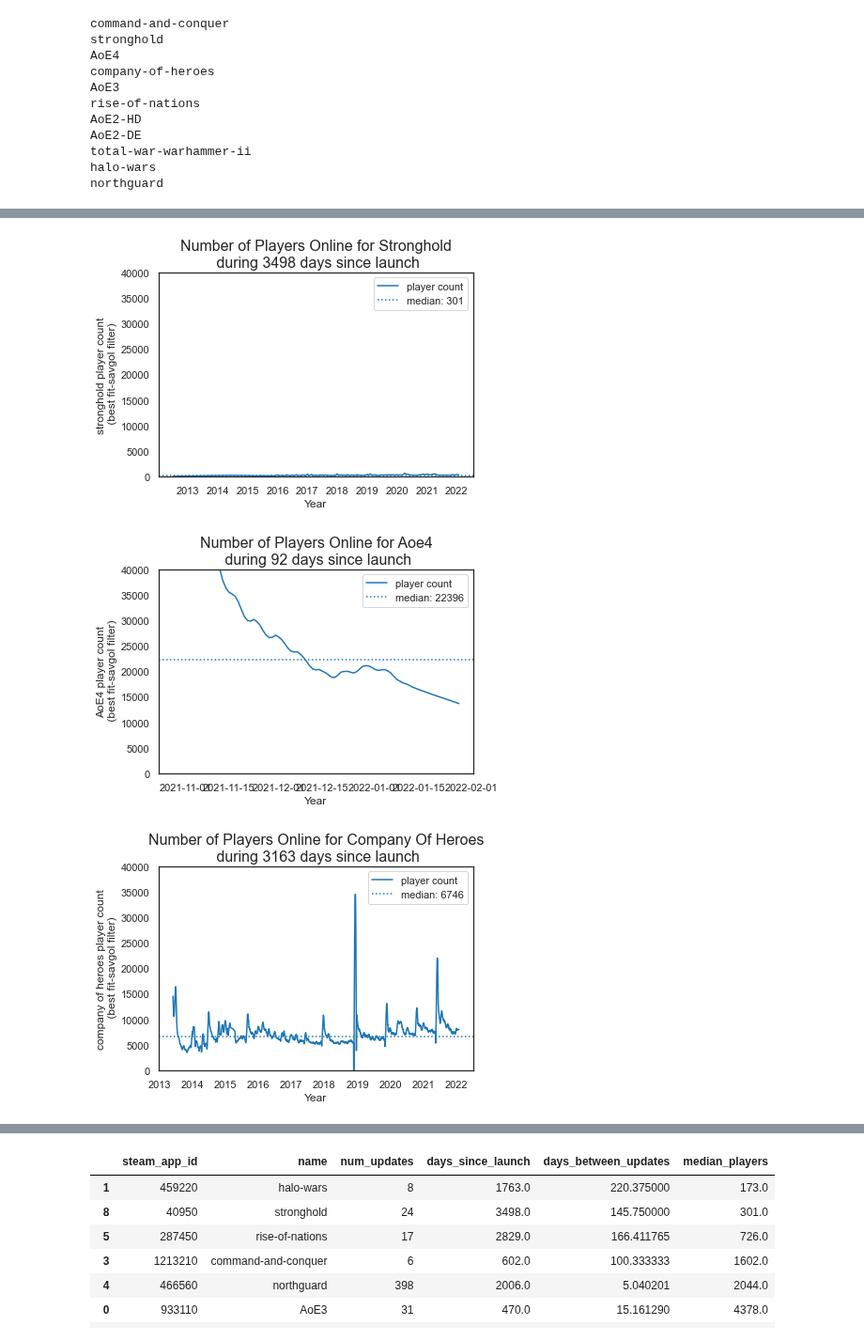
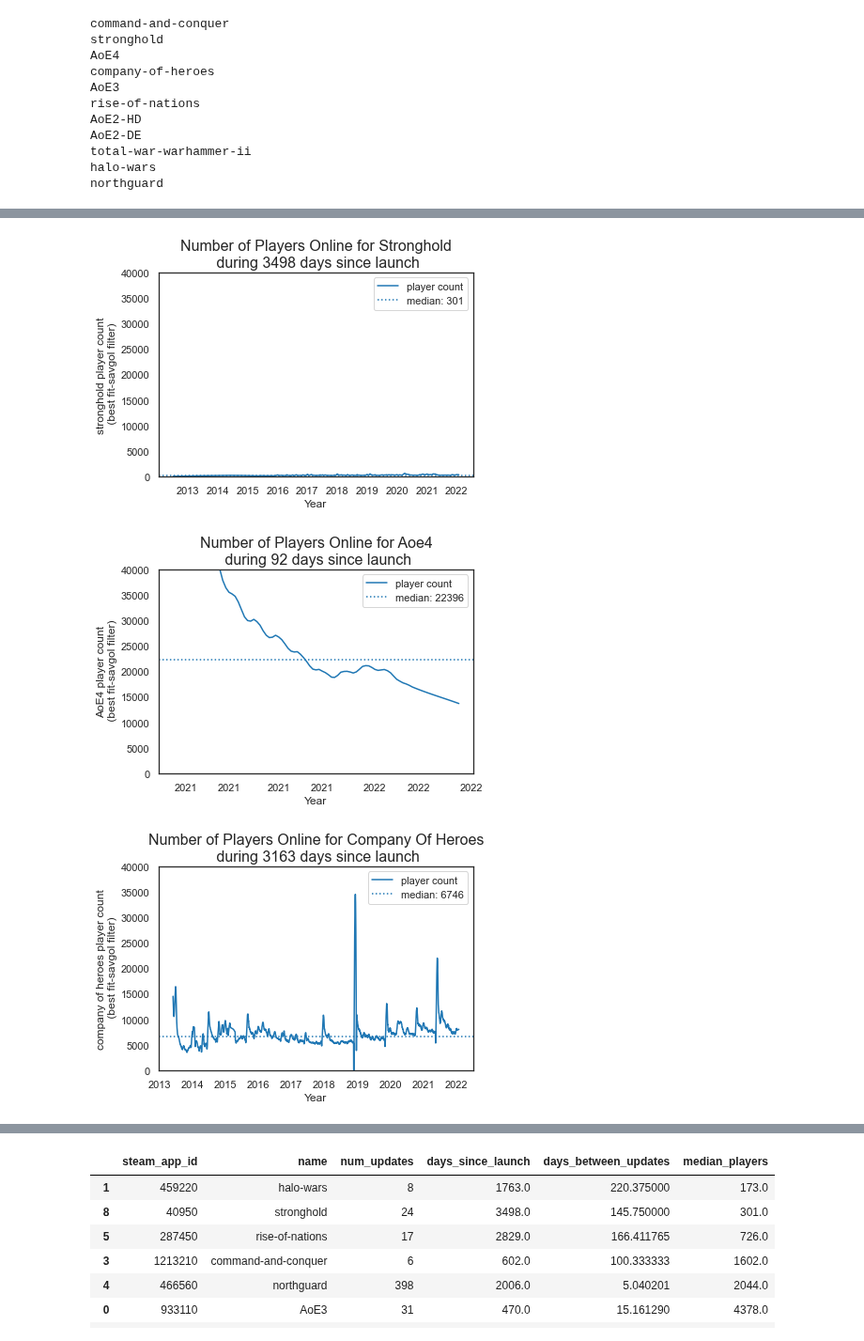
Before and after one commit to rishigoutam/aoe2, a Jupyter notebook: rts_player_counts.ipynb, the cells around one changed output, grey strips where cells are left out. Shown at 94% size. Cells and saved outputs as stored; diff of their text form; code cells hidden in the pictures.

Commit message:
Update rts_player_counts.ipynb
- Format x label as years

```diff
--- a/rts_player_counts.ipynb
+++ b/rts_player_counts.ipynb
@@ -68,8 +69,10 @@ for game, df in dfs.items():
 
     num_players_filtered = df[['Players']].apply(savgol_filter, window_length=31, polyorder=3)
 
-    ax = plt.plot(days, num_players_filtered, label='player count')
-    # plt.plot(days, df['Players']) # if we want actual player values
+    fig, ax = plt.subplots()
+    plt.plot(days, num_players_filtered, label='player count')
+    ax.xaxis.set_major_formatter(mdates.DateFormatter("%Y"))
+    # plt.plot(days, df['Players']) # uncomment if we want actual player values
     plt.ylabel(f'{game.replace("-", " ")} player count\n (best fit-savgol filter)')
     plt.xlabel('Year')
     plt.axhline(median_players, linestyle=":", label=f"median: {median_players}")
@@ -85,3 +88,3 @@ for game, df in dfs.items():
 [figure]
-[figure, old version]
+[figure, new version]
 [figure]
```
Also changed, not shown: parts of 2 cells of this notebook.
